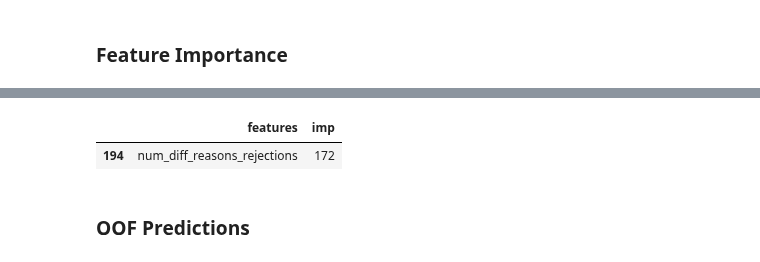
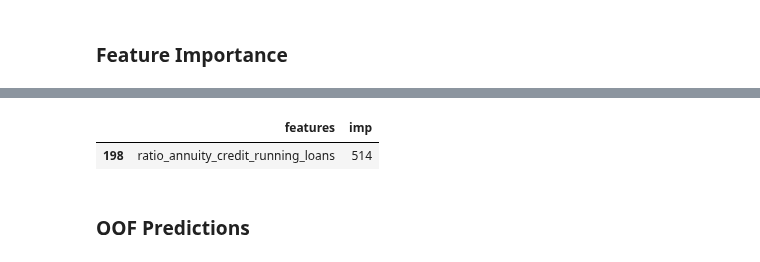
Before and after one commit to numb3r33/Kaggle_Home_Credit, a Jupyter notebook: notebooks/Pipeline.ipynb, the cells around one changed output, grey strips where cells are left out. Saved outputs shown, nothing was run; the diff lists cells and outputs as text; code cells hidden in the pictures.

```diff
--- a/notebooks/Pipeline.ipynb
+++ b/notebooks/Pipeline.ipynb
@@ -977,7 +1004,7 @@ params = {
     'num_leaves': 60,
     'feature_fraction': .3,
     'lambda_l1': 5,
-    'lambda_l2': 10,
+    'lambda_l2': 20,
     'min_child_weight': 1.,
     'nthread': 4
 }
@@ -1049,8 +1076,8 @@ feat_imp.sort_values(by='imp', ascending=False)
 # %%
-feat_imp[feat_imp.features == 'num_diff_reasons_rejections']
+feat_imp[feat_imp.features == 'ratio_annuity_credit_running_loans']
 # %% [output]
 |  | features | imp |
-| 194 | num_diff_reasons_rejections | 172 |
+| 198 | ratio_annuity_credit_running_loans | 514 |
 # %% [markdown]
 ### OOF Predictions
 # %%
```
Also changed, not shown: parts of 12 cells of this notebook, 1 other file.
